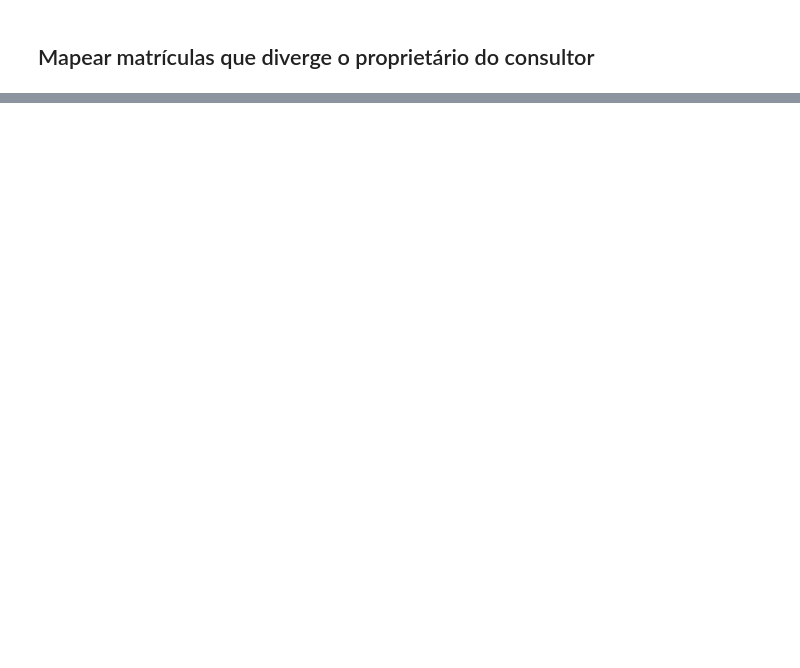
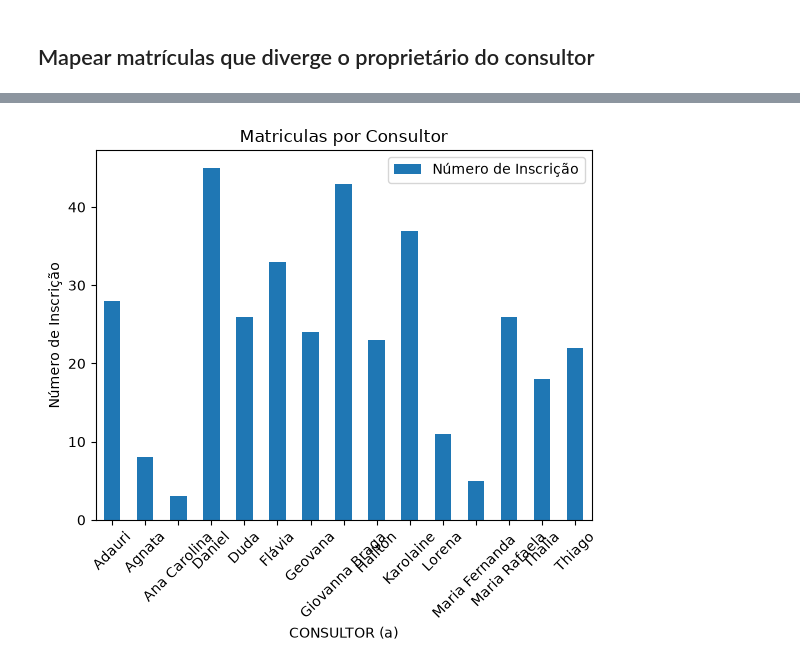
Before and after one commit to hugolosqui-trivento/automacoes-CRM, a Jupyter notebook: leads_sem_proprietario/analise.ipynb, the cells around one changed output, grey strips where cells are left out. Cells and saved outputs as stored; diff of their text form; code cells hidden in the pictures; blank space fills up the shorter version.

```diff
--- a/leads_sem_proprietario/analise.ipynb
+++ b/leads_sem_proprietario/analise.ipynb
@@ -121,0 +134,11 @@ divergencias.to_excel('divergencias_proprietario_consultor.xlsx', index=False)
+# %%
+df = matriculas[['CONSULTOR (a)', 'DATA', 'Número de Inscrição', 'NOME']].copy()
+df['DATA'] = pd.to_datetime(df['DATA'], format='%d/%m/%Y')
+# %%
+df = df[df['DATA'].dt.month == 7]
+# %%
+# Contando matriculas no mes de jullho
+
+
+df = df.groupby(['CONSULTOR (a)']).count()
+df
@@ -121,0 +163,13 @@ divergencias.to_excel('divergencias_proprietario_consultor.xlsx', index=False)
+# %%
+# colocando num gráfico
+# adcionando rotulo de dados e rotacionando os nomes dos consultores no eixo x
+import matplotlib.pyplot as plt
+
+df.plot(kind='bar', y='Número de Inscrição')
+plt.xlabel('CONSULTOR (a)')
+plt.ylabel('Número de Inscrição')
+plt.title('Matriculas por Consultor')
+plt.xticks(rotation=45)
+plt.show()
+# %% [output]
+[figure, added]
```
Also changed, not shown: parts of 8 cells of this notebook, 2 other files.
